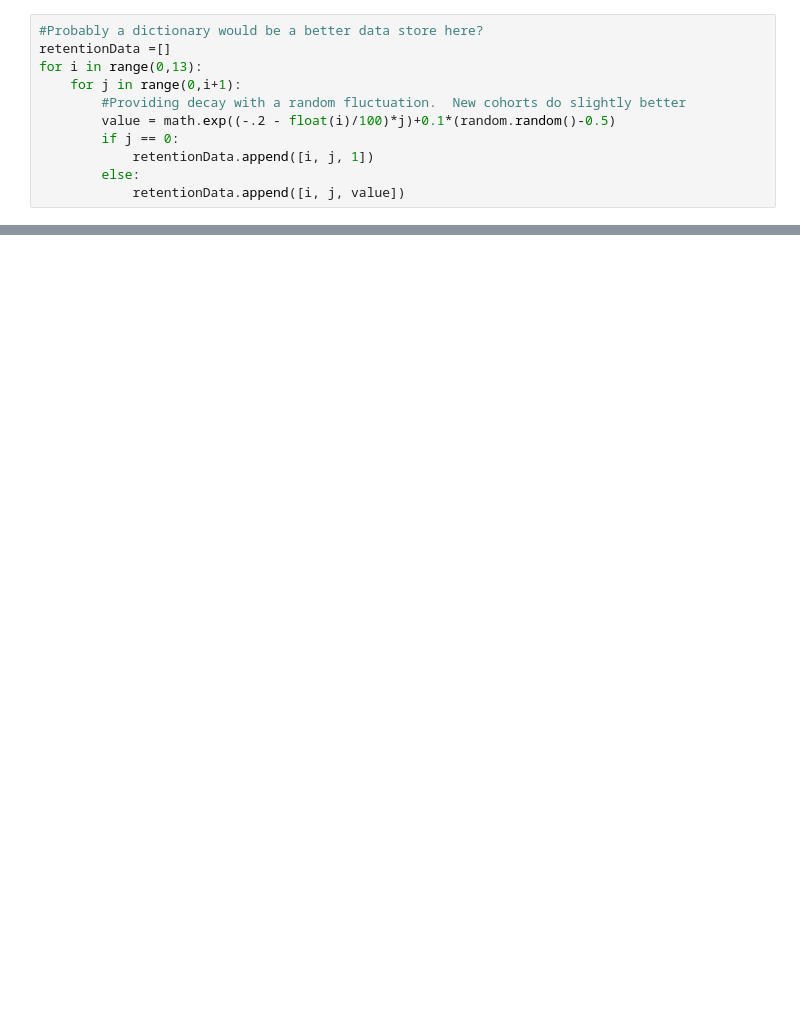
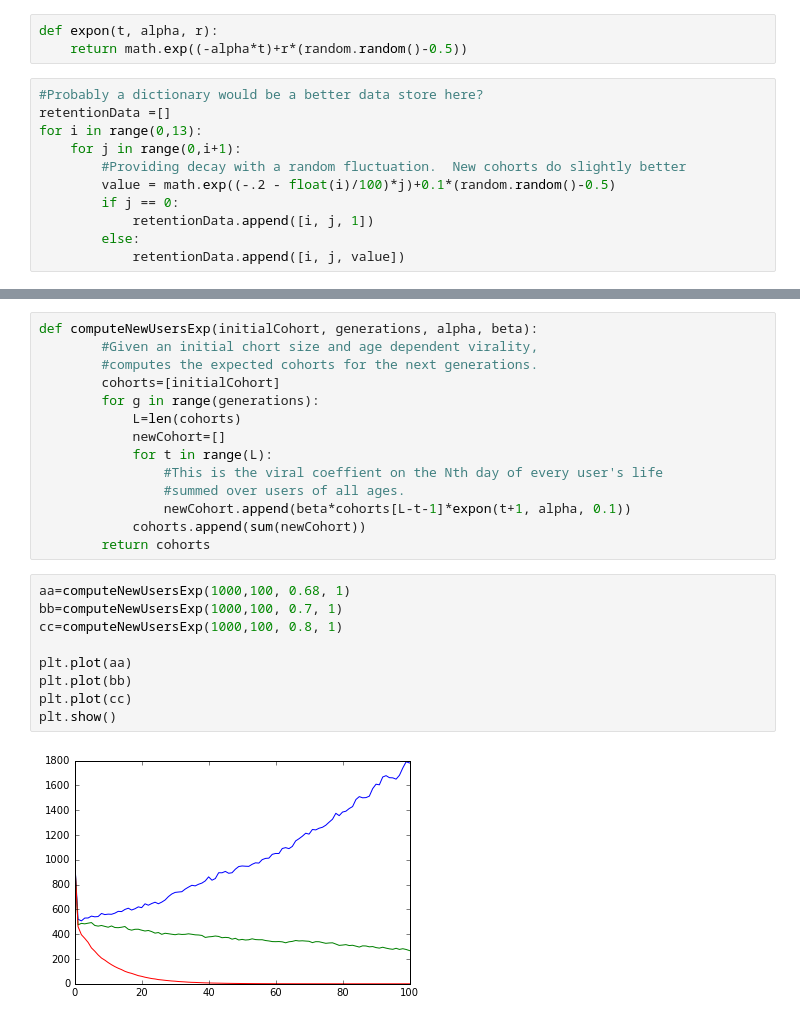
Before and after one commit to thevioletpiece/data_science_tools, a Jupyter notebook: Growth Analytics.ipynb, the cells around one changed output, grey strips where cells are left out. Saved outputs shown, nothing was run; the diff lists cells and outputs as text; blank space fills up the shorter version.

```diff
--- a/Growth Analytics.ipynb
+++ b/Growth Analytics.ipynb
@@ -19,3 +13,6 @@ print plt.style.available
+# %%
+def expon(t, alpha, r):
+    return math.exp((-alpha*t)+r*(random.random()-0.5))
 # %%
 #Probably a dictionary would be a better data store here?
 retentionData =[]
@@ -70,0 +116,25 @@ plt.show()
+# %%
+def computeNewUsersExp(initialCohort, generations, alpha, beta):
+        #Given an initial chort size and age dependent virality,
+        #computes the expected cohorts for the next generations.
+        cohorts=[initialCohort]
+        for g in range(generations):
+            L=len(cohorts)
+            newCohort=[]
+            for t in range(L):
+                #This is the viral coeffient on the Nth day of every user's life
+                #summed over users of all ages.
+                newCohort.append(beta*cohorts[L-t-1]*expon(t+1, alpha, 0.1))
+            cohorts.append(sum(newCohort))
+        return cohorts
+# %%
+aa=computeNewUsersExp(1000,100, 0.68, 1)
+bb=computeNewUsersExp(1000,100, 0.7, 1)
+cc=computeNewUsersExp(1000,100, 0.8, 1)
+
+plt.plot(aa)
+plt.plot(bb)
+plt.plot(cc)
+plt.show()
+# %% [output]
+[figure, added]
```
Also changed, not shown: parts of 27 cells of this notebook, 1 other file.
